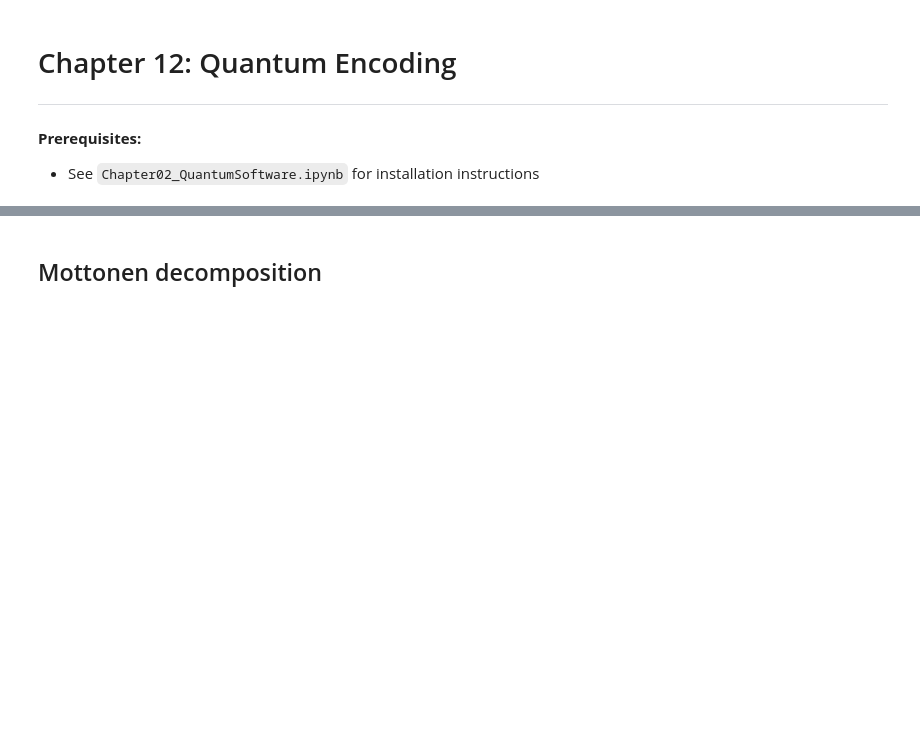
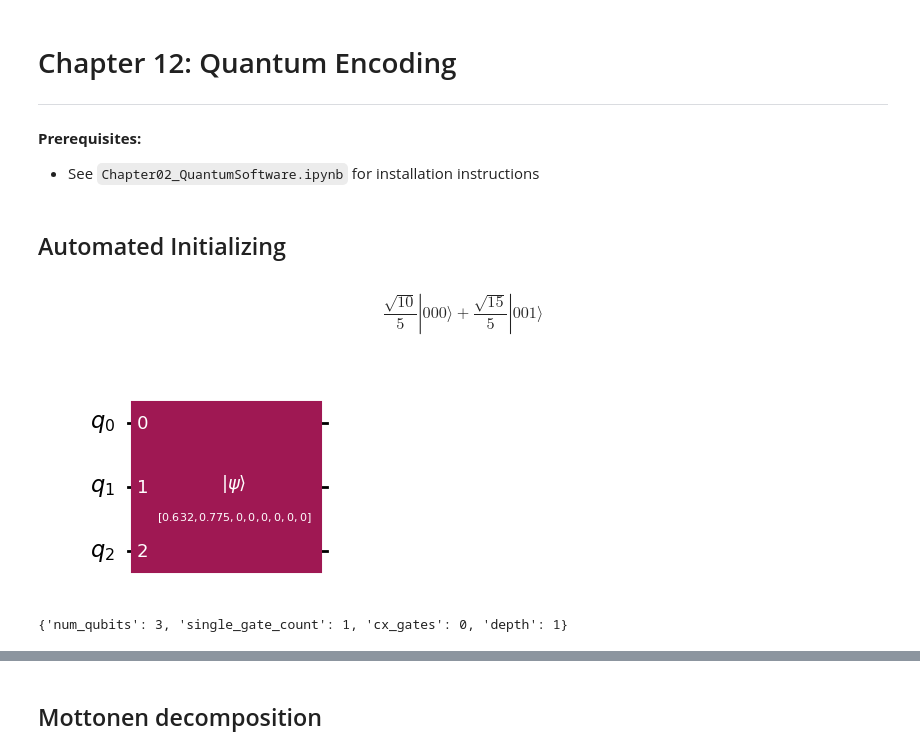
Before and after one commit to UW-ERSL/AppliedQC, a Jupyter notebook: Chapter12_QuantumEncoding_notebook.ipynb, the cells around one changed output, grey strips where cells are left out. Drawn from its saved outputs; the diff is of its cells as text; code cells hidden in the pictures; blank space fills up the shorter version.

Commit message:
Encoding vector examples

```diff
--- a/Chapter12_QuantumEncoding_notebook.ipynb
+++ b/Chapter12_QuantumEncoding_notebook.ipynb
@@ -26 +27,48 @@ from Chapter08_QuantumGates_functions import simulate_statevector, simulate_meas
 from Chapter12_QuantumEncoding_functions import (LCU_Ax,Pauli_Block_Encoding)
+# %% [markdown]
+## Automated Initializing
+# %%
+m = 3
+N = 2**m
+example = 8
+if (example == 1):
+    b = np.zeros(N)
+    b[0] = 1
+elif (example == 2):
+    b = np.zeros(N)
+    b[1] = 1
+elif (example == 3):
+    b = np.ones((N))
+elif (example == 4):
+    b = np.ones((N))
+    b[1::2] = -1 # odd entries are negative
+elif (example == 5):
+    b = np.ones((N))
+    b[::2] = -1 # even entries are negative
+elif (example == 6):
+    b = np.ones((N))
+    b[N//2:] = -1 # second half of the entries are negative
+elif (example == 7):
+    b = np.zeros((N))
+    b[0] = np.sqrt(3)/2
+    b[1] = 1/2
+elif (example == 8):
+    b = np.zeros((N))
+    b[0] = np.sqrt(10)/5
+    b[1] = np.sqrt(15)/5
+b = b/np.linalg.norm(b)
+qc = QuantumCircuit(m)
+qc.initialize(b, range(m))
+
+state = Statevector.from_instruction(qc)
+display(state.draw("latex"))
+
+qc.draw("mpl")
+display(qc.draw("mpl"))
+
+circuitData = estimateCircuitGates(qc)
+print(circuitData)
+# %% [output]
+$$\frac{\sqrt{10}}{5} |000\rangle+\frac{\sqrt{15}}{5} |001\rangle$$
+[figure, added]
+{'num_qubits': 3, 'single_gate_count': 1, 'cx_gates': 0, 'depth': 1}
```
Also changed, not shown: parts of 9 cells of this notebook, 2 other files.
